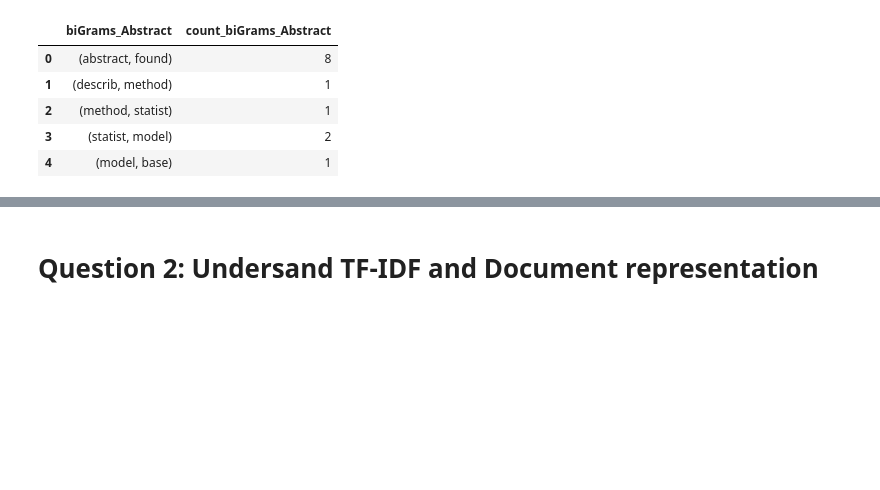
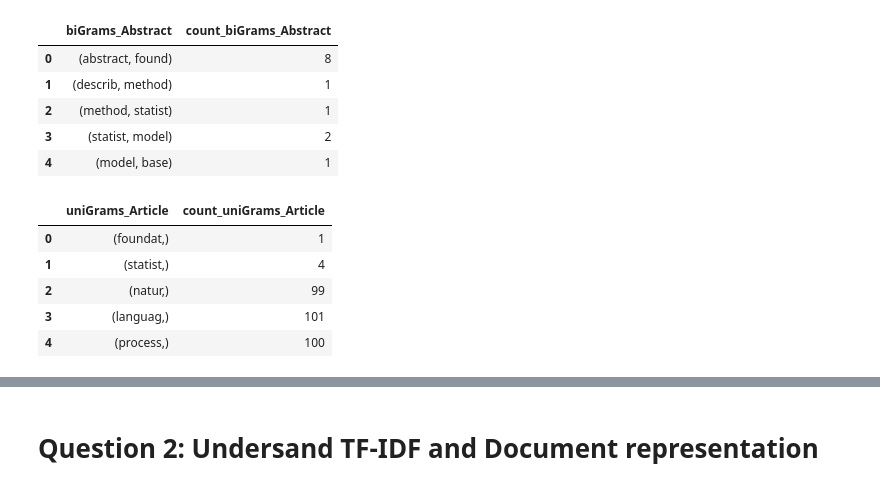
Before and after one commit to prithvikolla/Compuational_Methods_INFO5731, a Jupyter notebook: Assignment/INFO_5731_Assignment_3.ipynb, the cells around one changed output, grey strips where cells are left out. Cells and saved outputs as stored; diff of their text form; code cells hidden in the pictures; blank space fills up the shorter version.

```diff
--- a/Assignment/INFO_5731_Assignment_3.ipynb
+++ b/Assignment/INFO_5731_Assignment_3.ipynb
@@ -219,12 +219,40 @@ df3.head()
 # %%
 #Calculate the probabilities for all the bigrams in the dataset by using the fomular count(w2 w1) / count(w2). For example, count(really like) / count(really) = 1 / 3 = 0.33
 
-
-
-gram={ }
-probability={ }
-for bigram in bigrams:
-  bigram=tuple(bigram)
-  gram[bigram]=gram.get(bigram,0)+1
-for a, b in gram.items():
-  probability[a]=b/bi.words.count(a[0])
+df['uniGrams_Article'] = df['WordToken_Article'].apply(lambda x: list (ngrams(x,1)))
+df['uniGrams_Abstract'] = df['WordToken_Abstract'].apply(lambda x: list (ngrams(x,1)))
+# %%
+lis_uniGrams_Article = list (chain(*df['uniGrams_Article']))
+lis_uniGrams_Abstract = list (chain(*df['uniGrams_Abstract']))
+
+coun_uniGrams_Article = Counter(lis_uniGrams_Article)
+coun_uniGrams_Abstract = Counter(lis_uniGrams_Abstract)
+
+key_uniGrams_Article = [ ]
+key_uniGrams_Abstract = [ ]
+
+for key in coun_uniGrams_Article.keys() :
+   key_uniGrams_Article.append(key)
+for key in coun_uniGrams_Abstract.keys() :
+   key_uniGrams_Abstract.append(key)
+
+coun_uniGrams_Article_Values = []
+coun_uniGrams_Abstract_Values = [ ]
+
+
+for key in coun_uniGrams_Article.keys() :
+    coun_uniGrams_Article_Values.append(coun_uniGrams_Article[key])
+for key in coun_uniGrams_Abstract.keys() :
+    coun_uniGrams_Abstract_Values.append(coun_uniGrams_Abstract[key])
+
+df4 = pd.DataFrame({'uniGrams_Article': key_uniGrams_Article,'count_uniGrams_Article':coun_uniGrams_Article_Values})
+df5 = pd.DataFrame({'uniGrams_Abstract':key_uniGrams_Abstract,'count_uniGrams_Abstract':coun_uniGrams_Abstract_Values})
+# %%
+df4.head()
+# %% [output]
+|  | uniGrams_Article | count_uniGrams_Article |
+| 0 | (foundat,) | 1 |
+| 1 | (statist,) | 4 |
+| 2 | (natur,) | 99 |
+| 3 | (languag,) | 101 |
+| 4 | (process,) | 100 |
```
Also changed, not shown: parts of 2 cells of this notebook, 1 other file.
